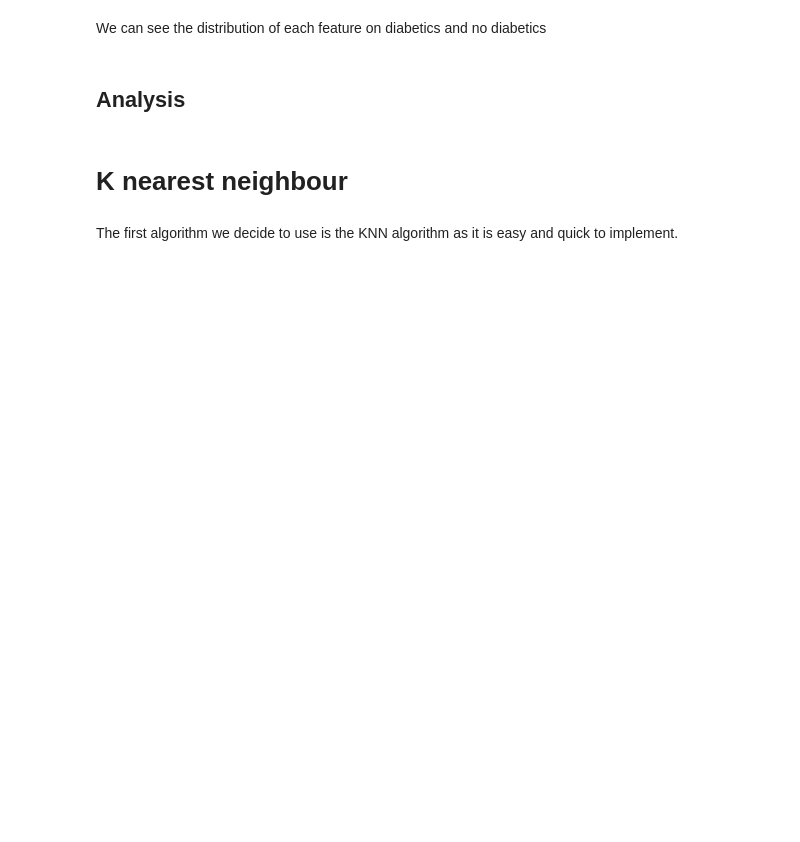
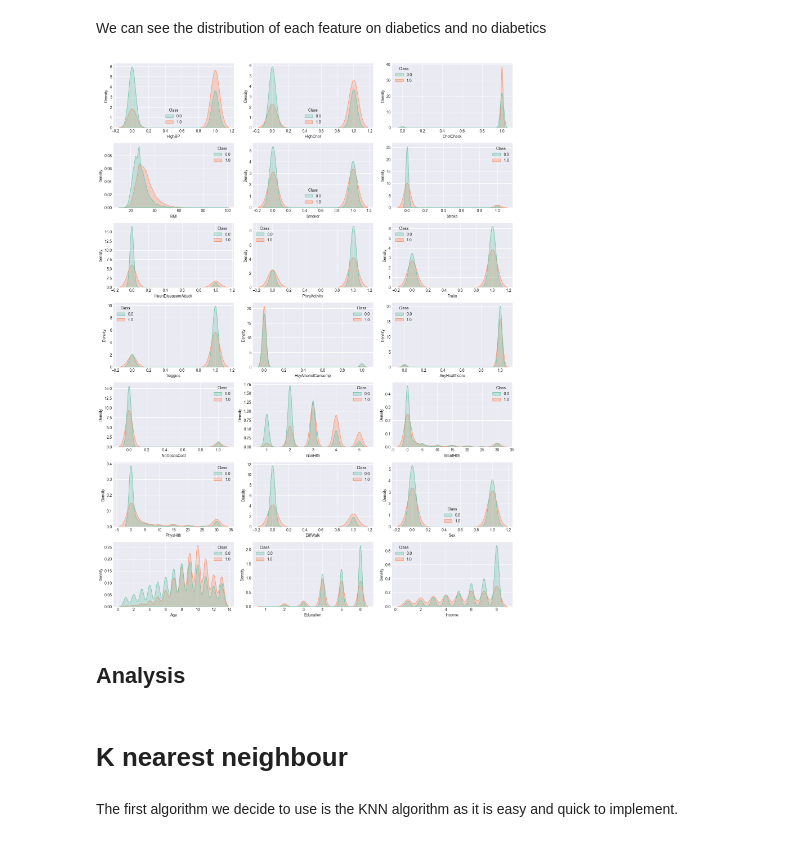
Before and after one commit to RemiBBX/ml-diabetes-spam-prediction, a Jupyter notebook: Diabetes_Visualisation_ML.ipynb, the cells around one changed output. Drawn from its saved outputs; the diff is of its cells as text; code cells hidden in the pictures; blank space fills up the shorter version.

```diff
--- a/Diabetes_Visualisation_ML.ipynb
+++ b/Diabetes_Visualisation_ML.ipynb
@@ -62,13 +117,15 @@ We can see the distribution of each feature on diabetics and no diabetics
 # %%
 fig, axes = plt.subplots(7, 3, figsize=(15, 20))
 axes = axes.flatten()
 for idx, feature in enumerate(df.columns[1:]):
     sns.kdeplot(
-        data=df, x=feature, hue="Diabetes_binary", ax=axes[idx], fill=True, palette="Set2", alpha=0.3, common_norm=False
+        data=df, x=feature, hue="Class", ax=axes[idx], fill=True, palette="Set2", alpha=0.3, common_norm=False
     )
     axes[idx].grid(True)
 plt.tight_layout()
 plt.show()
+# %% [output]
+[figure, added]
 # %% [markdown]
 ## Analysis
 # %% [markdown]
```
Also changed, not shown: parts of 22 cells of this notebook, 11 other files.
